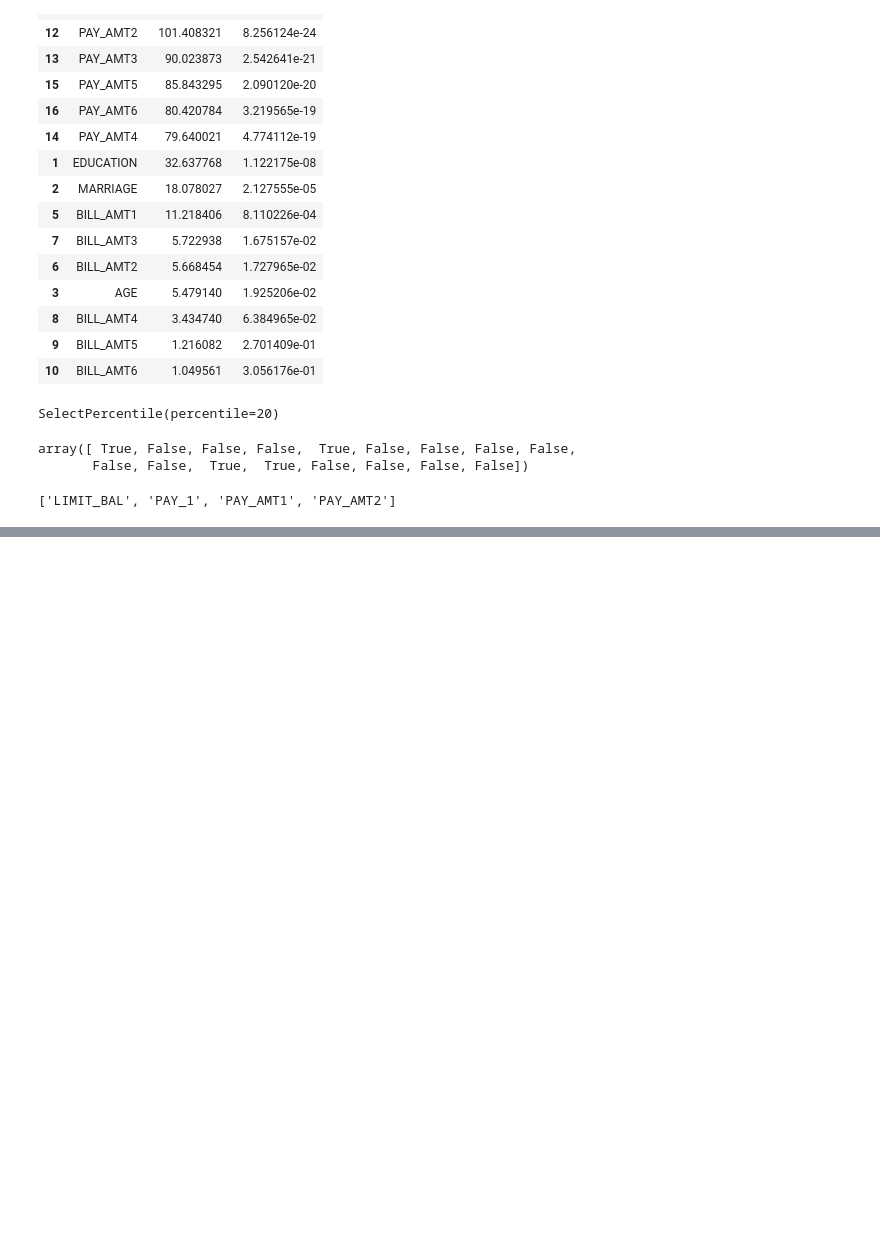
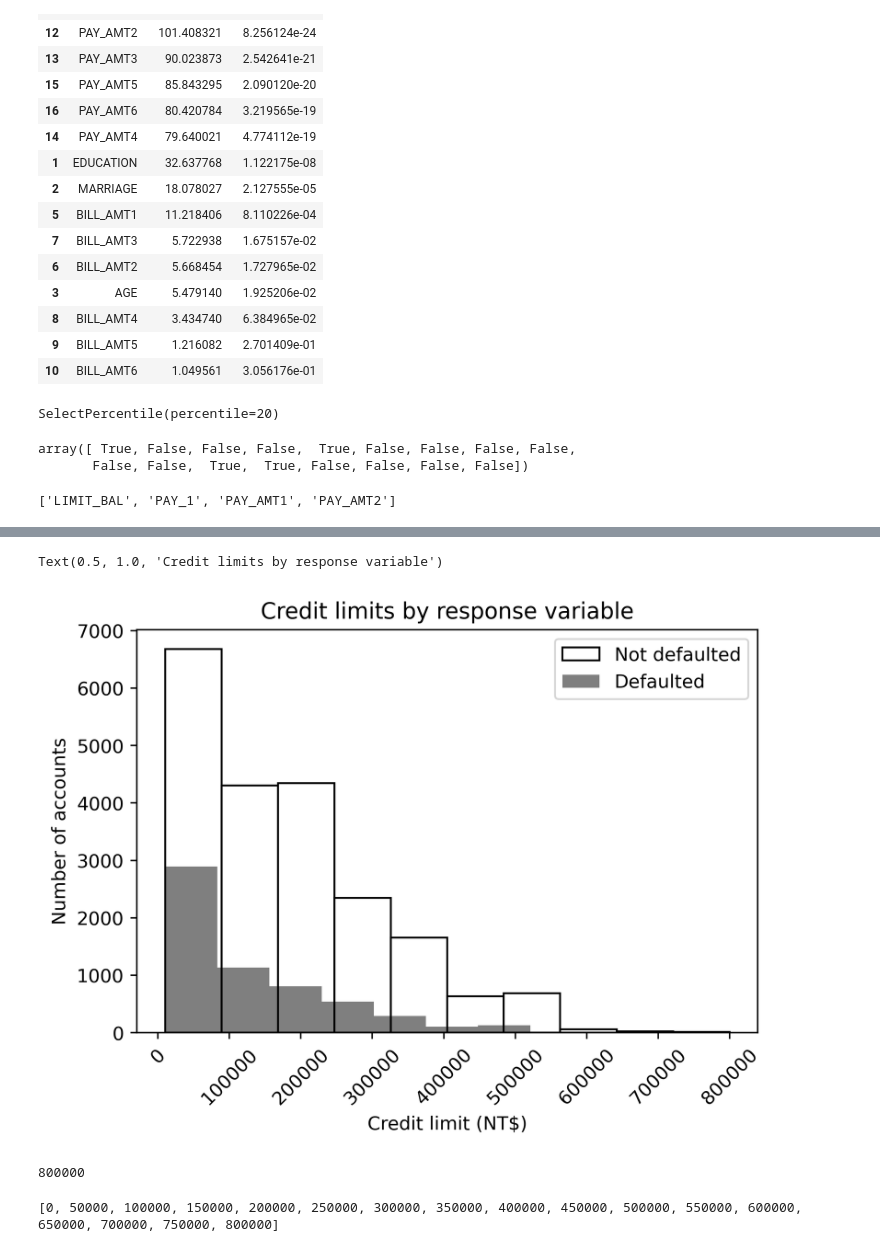
Before and after one commit to mohamed-ssafini/default_of_credit_card, a Jupyter notebook: LogisticRegression.ipynb, the cells around one changed output, grey strips where cells are left out. Saved outputs shown, nothing was run; the diff lists cells and outputs as text; code cells hidden in the pictures; blank space fills up the shorter version.

```diff
--- a/LogisticRegression.ipynb
+++ b/LogisticRegression.ipynb
@@ -227,0 +277,26 @@ best_features
+# %%
+pos_mask = y == 1
+neg_mask = y == 0
+# %%
+axes = plt.axes()
+axes.hist(df.loc[neg_mask, 'LIMIT_BAL'],
+          edgecolor='black', color='white')
+axes.hist(df.loc[pos_mask, 'LIMIT_BAL'],
+          alpha=0.5, edgecolor=None, color='black')
+axes.tick_params(axis='x', labelrotation=45)
+axes.set_xlabel('Credit limit (NT$)')
+axes.set_ylabel('Number of accounts')
+axes.legend(['Not defaulted', 'Defaulted'])
+axes.set_title('Credit limits by response variable')
+# %% [output]
+Text(0.5, 1.0, 'Credit limits by response variable')
+[figure, added]
+# %%
+df['LIMIT_BAL'].max()
+# %% [output]
+800000
+# %%
+bin_edges = list(range(0,850000,50000))
+print(bin_edges)
+# %% [output]
+[0, 50000, 100000, 150000, 200000, 250000, 300000, 350000, 400000, 450000, 500000, 550000, 600000, 650000, 700000, 750000, 800000]
```
Also changed, not shown: parts of 6 cells of this notebook.
